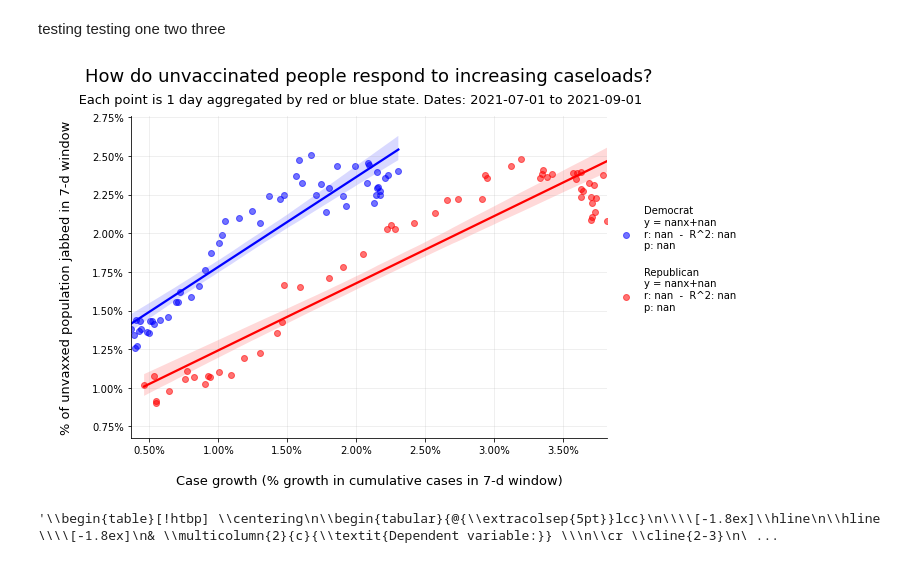
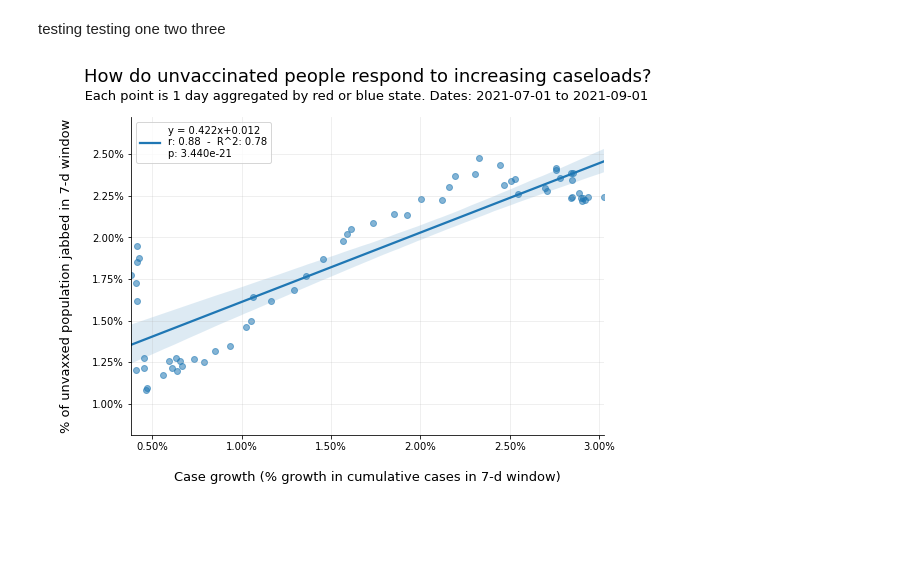
Before and after one commit to mraottth/API-201Z, a Jupyter notebook: Python/test_jupyter.ipynb, the cells around one changed output. Cells and saved outputs as stored; diff of their text form; code cells hidden in the pictures; blank space fills up the shorter version.

```diff
--- a/Python/test_jupyter.ipynb
+++ b/Python/test_jupyter.ipynb
@@ -12,31 +12,11 @@ testing testing one two three
 # %%
 agg_lm(
     data=df_joined_cases,
-    groupby='2020 Election Winner',
-    hue_levels={'Democrat':'blue', 'Republican':'red'},
+    groupby=None,
+    hue_levels={"Total":"gray"},
     suptitle='Each point is 1 day aggregated by red or blue state',
     start="2021-07-01",
     end="2021-09-01"
 )
 # %% [output]
-[figure, old version]
+[figure, new version]
-# %%
-import pandas as pd
-from sklearn import datasets
-import statsmodels.api as sm
-from stargazer.stargazer import Stargazer
-from IPython.core.display import HTML
-
-diabetes = datasets.load_diabetes()
-df = pd.DataFrame(diabetes.data)
-df.columns = ['Age', 'Sex', 'BMI', 'ABP', 'S1', 'S2', 'S3', 'S4', 'S5', 'S6']
-df['target'] = diabetes.target
-
-est = sm.OLS(endog=df['target'], exog=sm.add_constant(df[df.columns[0:4]])).fit()
-est2 = sm.OLS(endog=df['target'], exog=sm.add_constant(df[df.columns[0:6]])).fit()
-
-stargazer = Stargazer([est, est2])
-
-stargazer.render_latex()
-# %% [output]
-'\\begin{table}[!htbp] \\centering\n\\begin{tabular}{@{\\extracolsep{5pt}}lcc}\n\\\\[-1.8ex]\\hline\n\\hline \\\\[-1.8ex]\n& \\multicolumn{2}{c}{\\textit{Dependent variable:}} \\\n\\cr \\cline{2-3}\n\ ...
```
Also changed, not shown: 5 other files.
